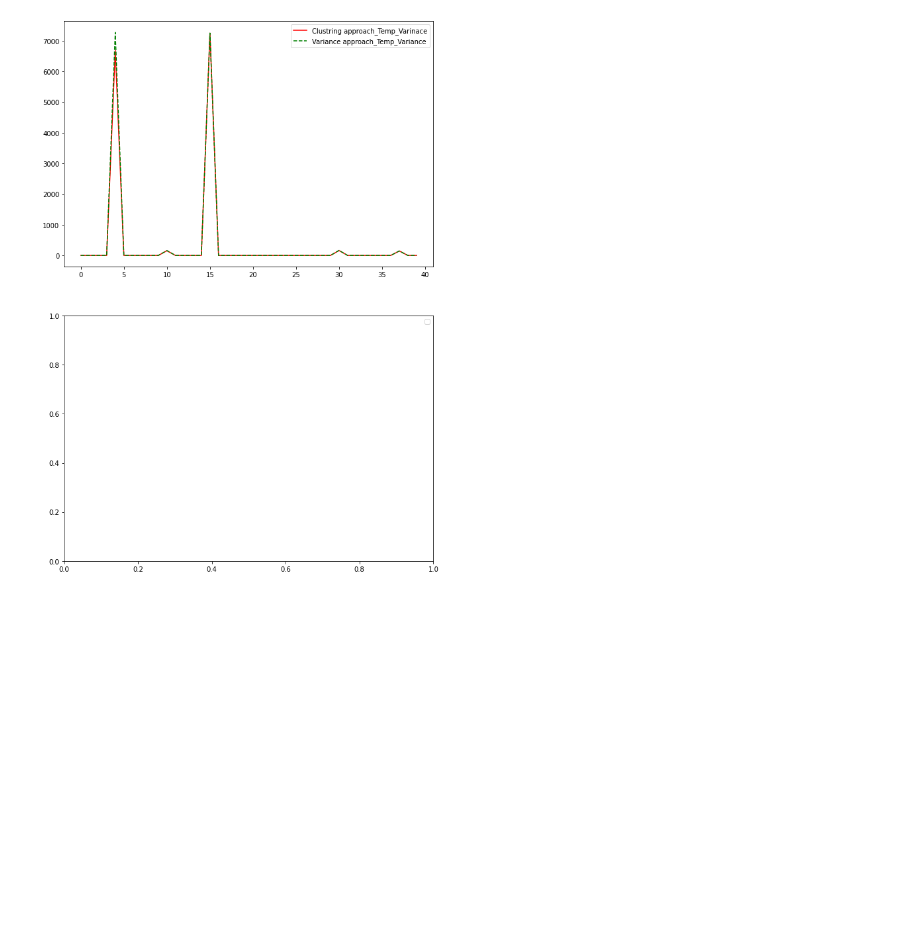
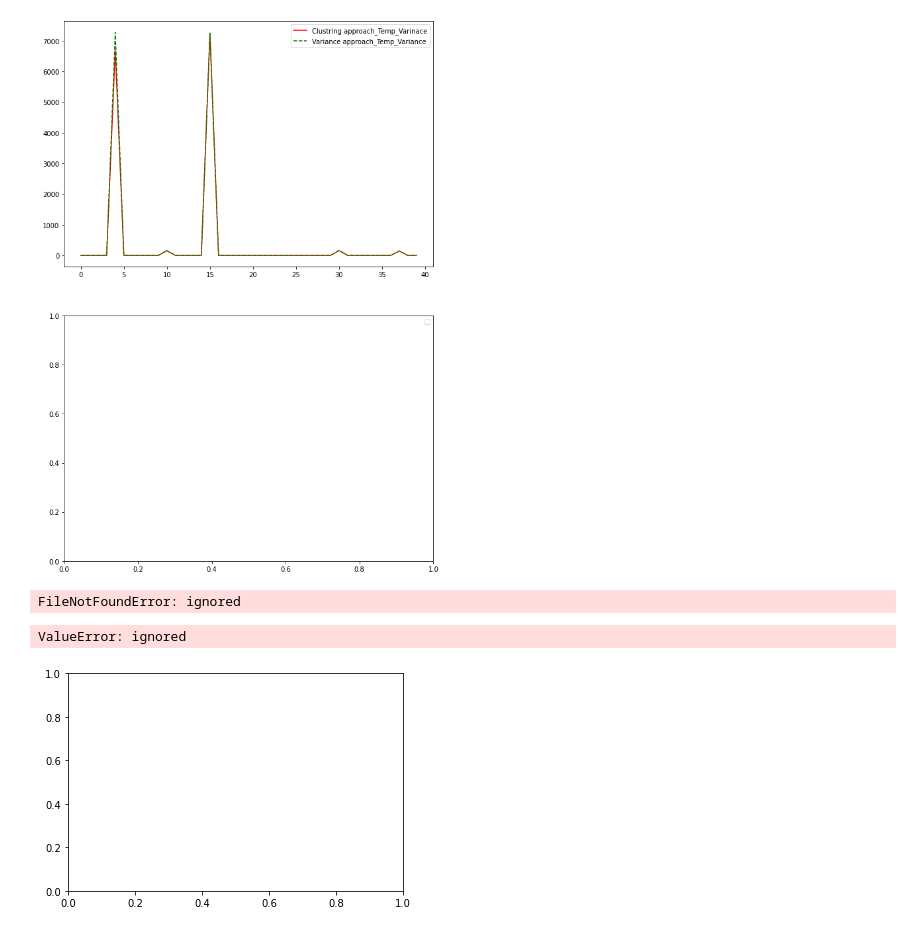
Before and after one commit to ssunilkumar/intro_test, a Jupyter notebook: clustering.ipynb, the cells around one changed output. Saved outputs shown, nothing was run; the diff lists cells and outputs as text; code cells hidden in the pictures; blank space fills up the shorter version.

```diff
--- a/clustering.ipynb
+++ b/clustering.ipynb
@@ -124,3 +124,17 @@ plt.savefig('Variance of 100 values Tempe of Both approach.png')
 # %% [output]
 No handles with labels found to put in legend.
 [figure]
+# %%
+import pandas as pd
+import matplotlib.pyplot as plt
+import numpy as np
+Adp_file3=pd.read_excel('Fixed_Sampling_Values_BV_Ver_1.xlsx')
+print(Adp_file3.columns)
+Adp_file3.head
+# %% [output]
+FileNotFoundError: ignored
+# %%
+plt.plot(Adp_file3['Untitled'])
+# %% [output]
+ValueError: ignored
+[figure, added]
```
Also changed, not shown: parts of 1 cell of this notebook.
